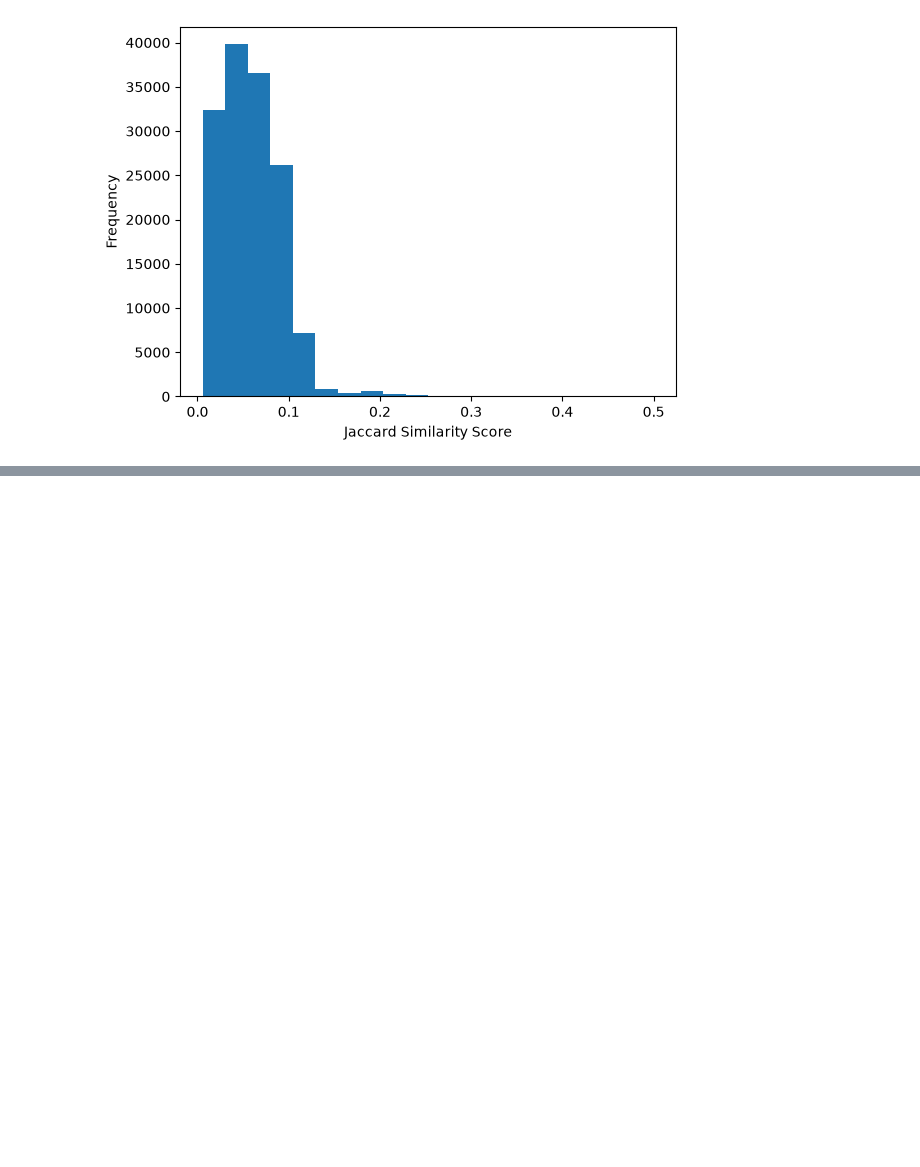
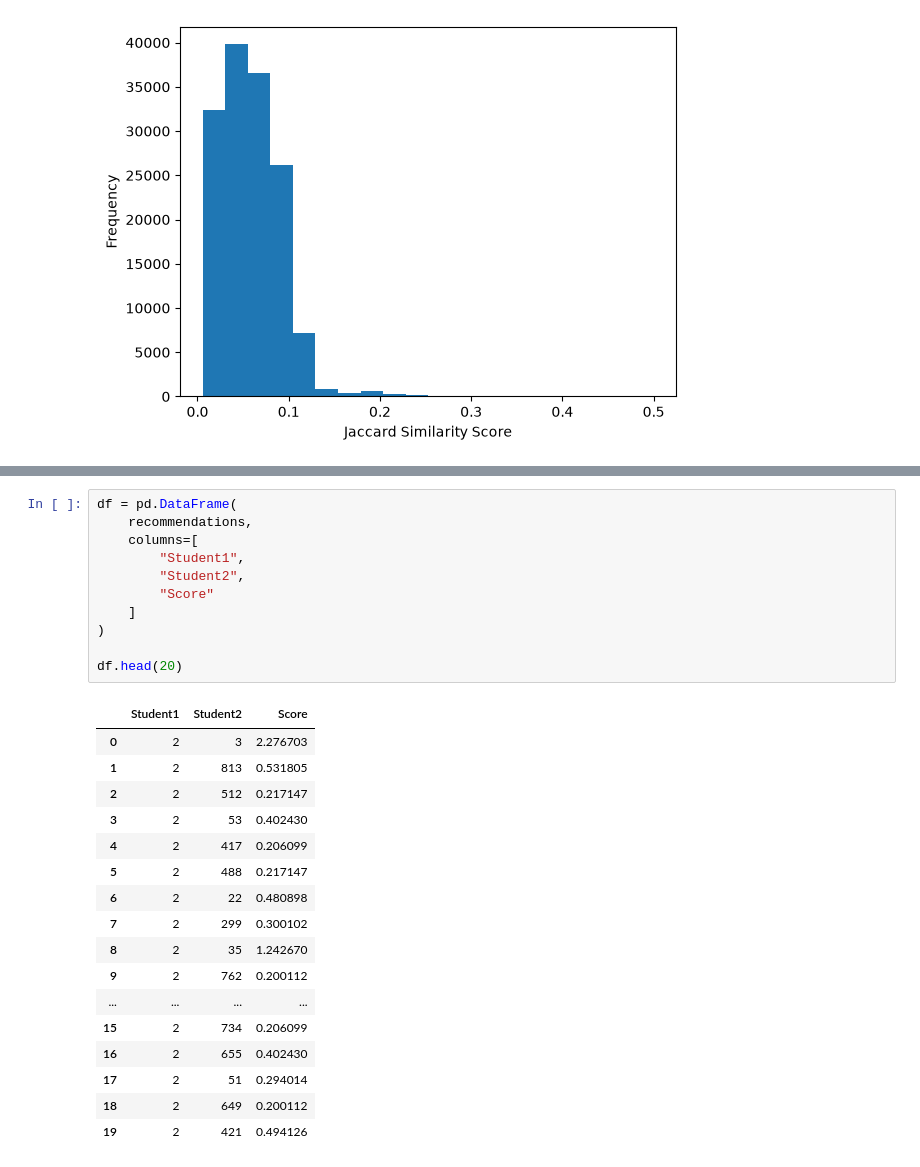
Before and after one commit to zakariatabati/graph-data-science-student-network, a Jupyter notebook: notebooks/Recommendation_algo.ipynb, the cells around one changed output, grey strips where cells are left out. Saved outputs shown, nothing was run; the diff lists cells and outputs as text; blank space fills up the shorter version.

```diff
--- a/notebooks/Recommendation_algo.ipynb
+++ b/notebooks/Recommendation_algo.ipynb
@@ -331,0 +381,29 @@ Text(0, 0.5, 'Frequency')
+# %%
+df = pd.DataFrame(
+    recommendations,
+    columns=[
+        "Student1",
+        "Student2",
+        "Score"
+    ]
+)
+
+df.head(20)
+# %% [output]
+|  | Student1 | Student2 | Score |
+| 0 | 2 | 3 | 2.276703 |
+| 1 | 2 | 813 | 0.531805 |
+| 2 | 2 | 512 | 0.217147 |
+| 3 | 2 | 53 | 0.402430 |
+| 4 | 2 | 417 | 0.206099 |
+| 5 | 2 | 488 | 0.217147 |
+| 6 | 2 | 22 | 0.480898 |
+| 7 | 2 | 299 | 0.300102 |
+| 8 | 2 | 35 | 1.242670 |
+| 9 | 2 | 762 | 0.200112 |
+| ... | ... | ... | ... |
+| 15 | 2 | 734 | 0.206099 |
+| 16 | 2 | 655 | 0.402430 |
+| 17 | 2 | 51 | 0.294014 |
+| 18 | 2 | 649 | 0.200112 |
+| 19 | 2 | 421 | 0.494126 |
```
Also changed, not shown: parts of 9 cells of this notebook.
